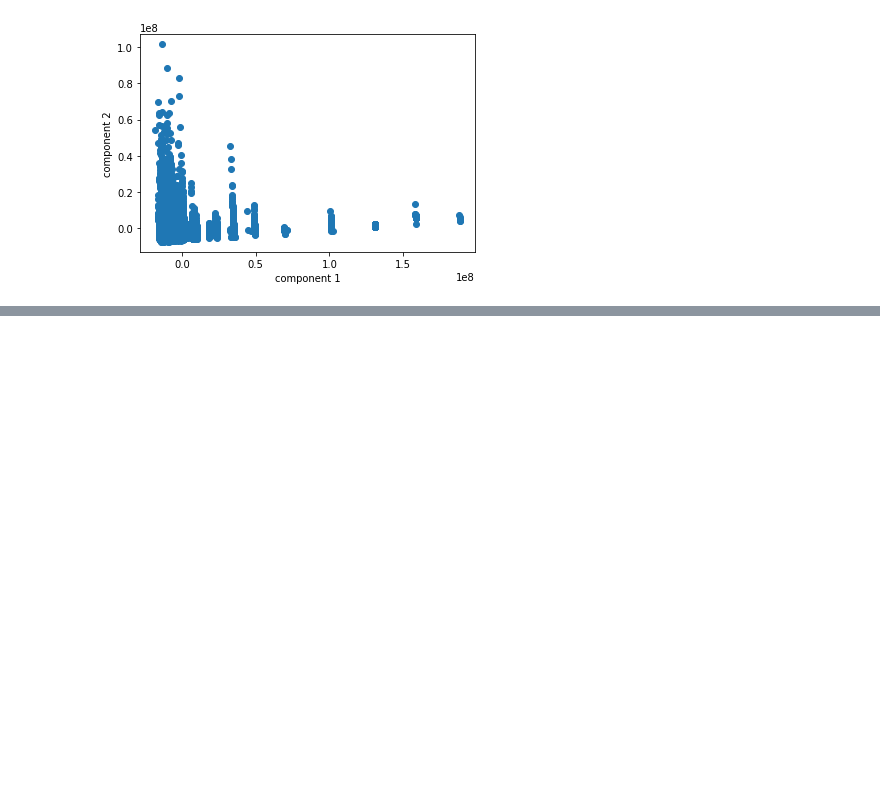
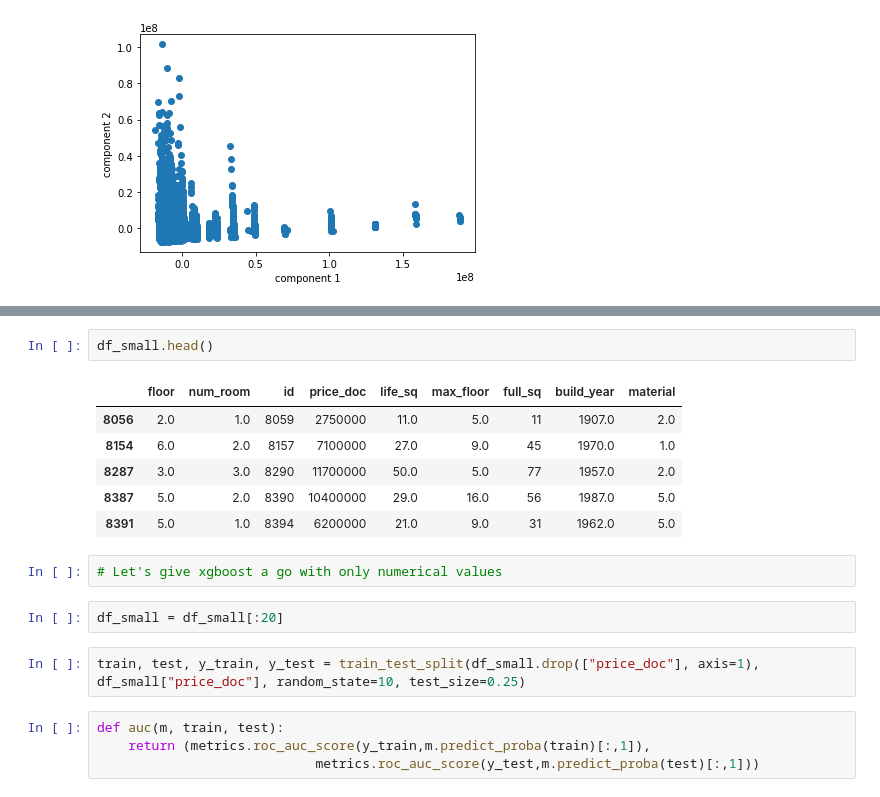
Before and after one commit to m-salewski/data-modeling-protocol, a Jupyter notebook: notebooks/modeling/sberbank_russian_housing_cc.ipynb, the cells around one changed output, grey strips where cells are left out. Saved outputs shown, nothing was run; the diff lists cells and outputs as text; blank space fills up the shorter version.

Commit message:
XGBoost on minimal numeric values

```diff
--- a/notebooks/modeling/sberbank_russian_housing_cc.ipynb
+++ b/notebooks/modeling/sberbank_russian_housing_cc.ipynb
@@ -85,0 +106,19 @@ Text(0, 0.5, 'component 2')
+# %%
+df_small.head()
+# %% [output]
+|  | floor | num_room | id | price_doc | life_sq | max_floor | full_sq | build_year | material |
+| 8056 | 2.0 | 1.0 | 8059 | 2750000 | 11.0 | 5.0 | 11 | 1907.0 | 2.0 |
+| 8154 | 6.0 | 2.0 | 8157 | 7100000 | 27.0 | 9.0 | 45 | 1970.0 | 1.0 |
+| 8287 | 3.0 | 3.0 | 8290 | 11700000 | 50.0 | 5.0 | 77 | 1957.0 | 2.0 |
+| 8387 | 5.0 | 2.0 | 8390 | 10400000 | 29.0 | 16.0 | 56 | 1987.0 | 5.0 |
+| 8391 | 5.0 | 1.0 | 8394 | 6200000 | 21.0 | 9.0 | 31 | 1962.0 | 5.0 |
+# %%
+# Let's give xgboost a go with only numerical values
+# %%
+df_small = df_small[:20]
+# %%
+train, test, y_train, y_test = train_test_split(df_small.drop(["price_doc"], axis=1), df_small["price_doc"], random_state=10, test_size=0.25)
+# %%
+def auc(m, train, test):
+    return (metrics.roc_auc_score(y_train,m.predict_proba(train)[:,1]),
+                            metrics.roc_auc_score(y_test,m.predict_proba(test)[:,1]))
```
Also changed, not shown: parts of 7 cells of this notebook.
